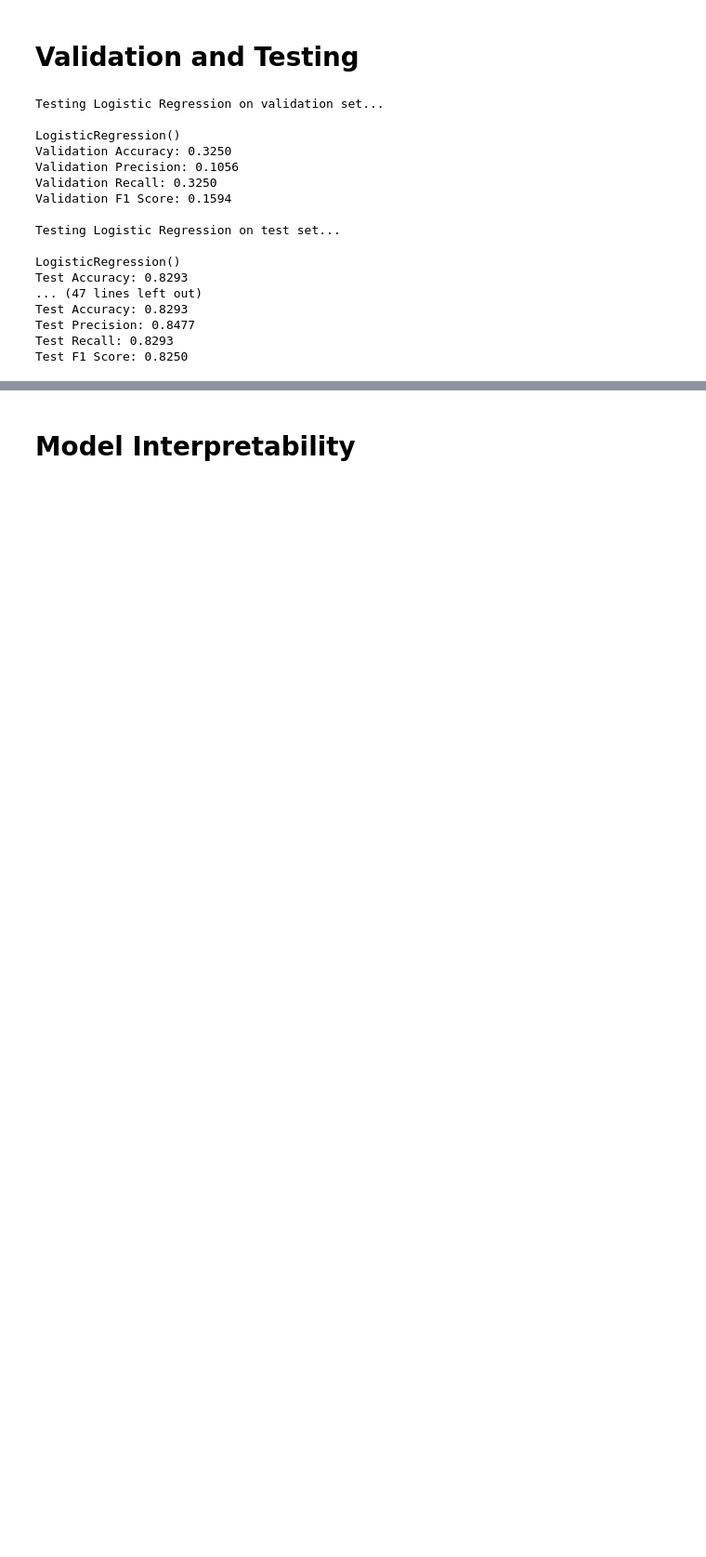
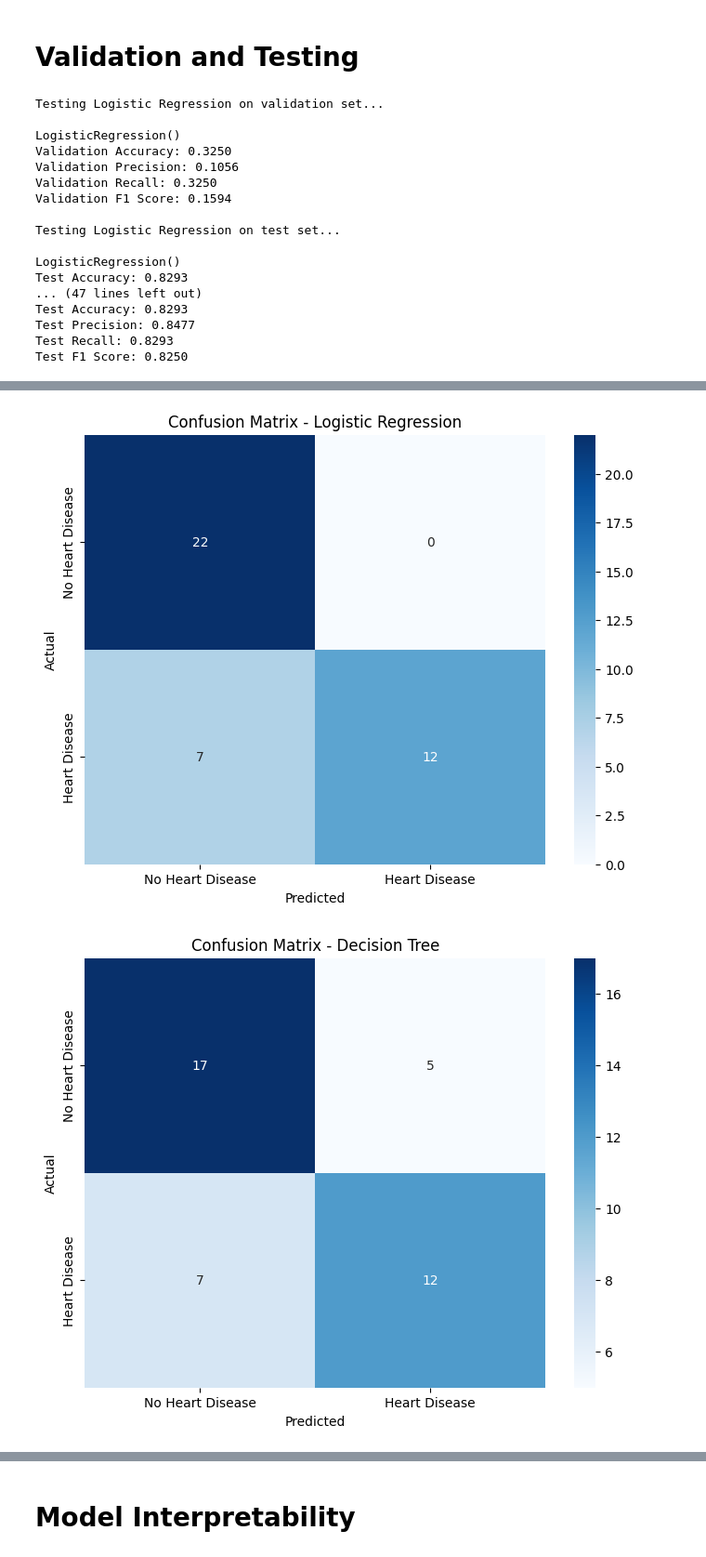
Before and after one commit to JitKrNaskar/Heart-Disease-Prediction, a Jupyter notebook: heart-disease-prediction.ipynb, the cells around one changed output, grey strips where cells are left out. Shown at 93% size. Drawn from its saved outputs; the diff is of its cells as text; code cells hidden in the pictures; blank space fills up the shorter version.

Commit message:
Kaggle Notebook | Heart Disease Prediction

```diff
--- a/heart-disease-prediction.ipynb
+++ b/heart-disease-prediction.ipynb
@@ -417,3 +418,22 @@ Testing Random Forest on test set...
 Testing Support Vector Machine on validation set...
 Testing Support Vector Machine on test set...
 [figure]
+# %%
+# Confusion Matrix for each model
+for name, model in models.items():
+    # Predictions on test set
+    y_pred = model.predict(X_test)
+
+    # Generate confusion matrix
+    cm = confusion_matrix(y_test, y_pred)
+
+    # Plot confusion matrix
+    plt.figure(figsize=(8, 6))
+    sns.heatmap(cm, annot=True, cmap='Blues', fmt='g', xticklabels=['No Heart Disease', 'Heart Disease'], yticklabels=['No Heart Disease', 'Heart Disease'])
+    plt.xlabel('Predicted')
+    plt.ylabel('Actual')
+    plt.title(f'Confusion Matrix - {name}')
+    plt.show()
+# %% [output]
+[figure, added]
+[figure, added]
```
Also changed, not shown: parts of 12 cells of this notebook.
